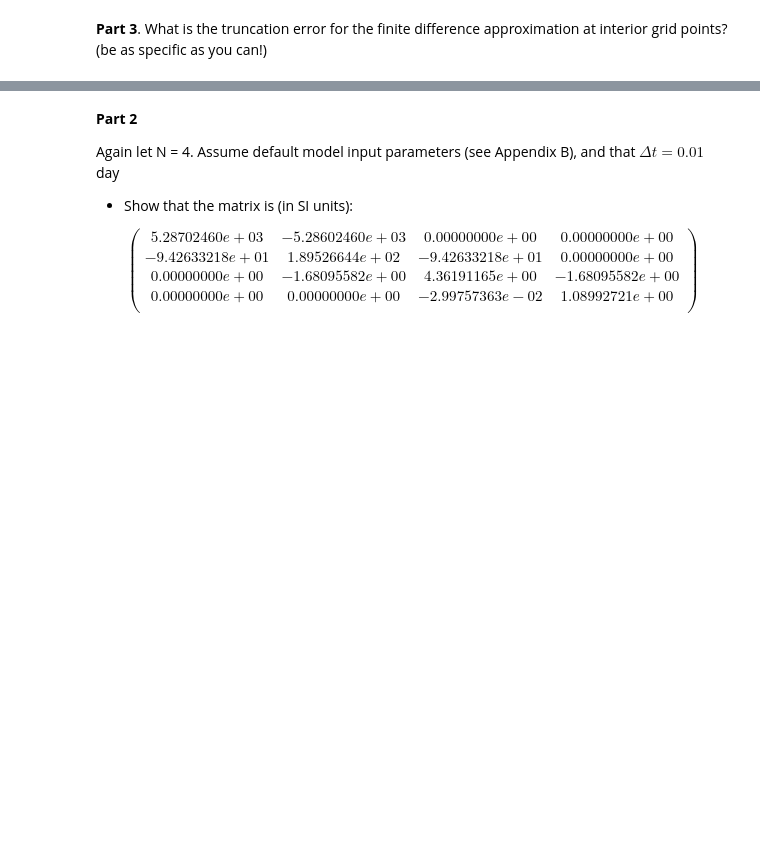
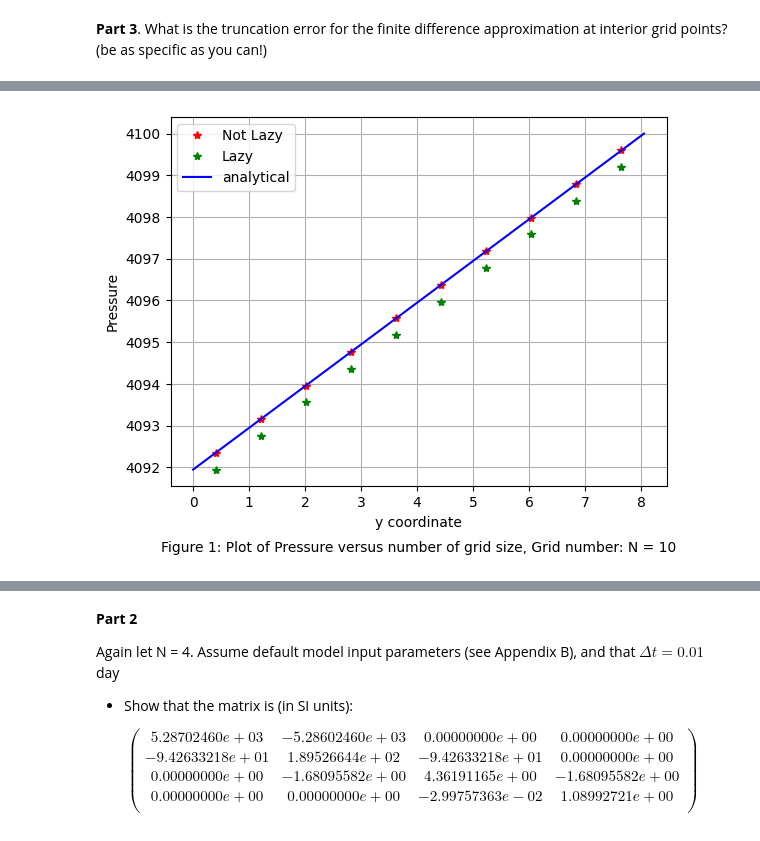
Before and after one commit to waves-stats/MOD_510_2023_autumn, a Jupyter notebook: Jing/project2_Jing.ipynb, the cells around one changed output, grey strips where cells are left out. Cells and saved outputs as stored; diff of their text form; code cells hidden in the pictures; blank space fills up the shorter version.

```diff
--- a/Jing/project2_Jing.ipynb
+++ b/Jing/project2_Jing.ipynb
@@ -91,0 +329,5 @@ $$\begin{pmatrix}
+# %%
+p10 = PressureSolverSimple(N = 10)
+p10.plot()
+# %% [output]
+[figure, added]
```
Also changed, not shown: parts of 20 cells of this notebook.
